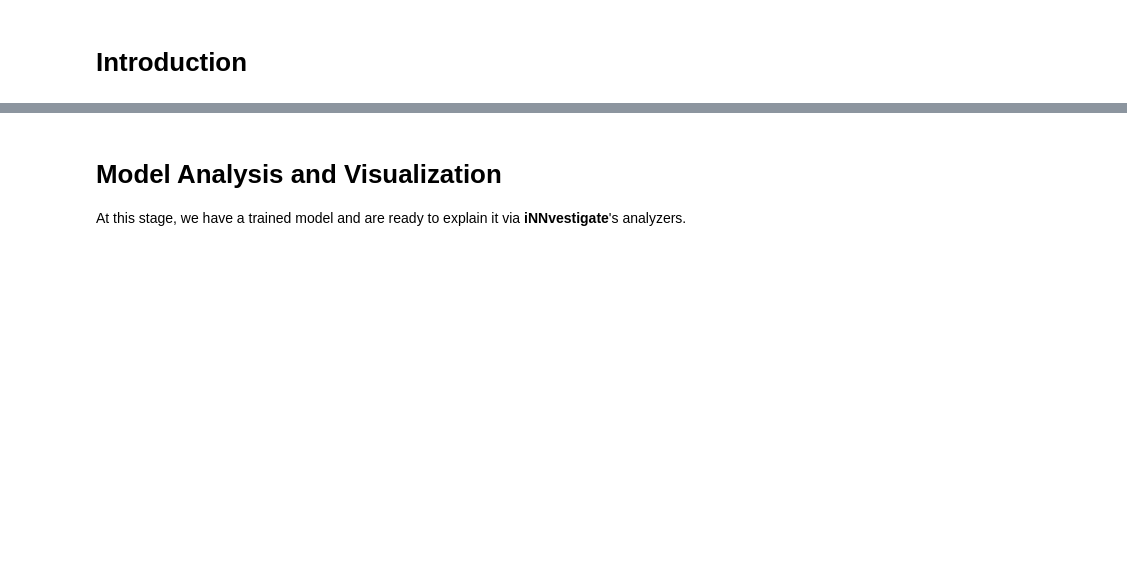
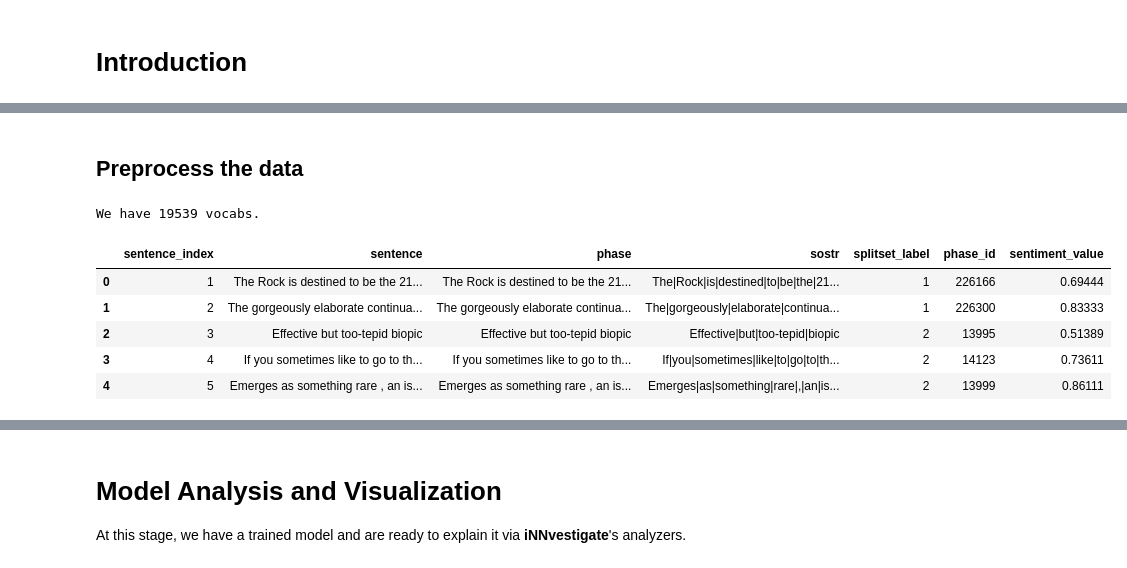
Before and after one commit to albermax/innvestigate, a Jupyter notebook: examples/notebooks/sentiment_analysis.ipynb, the cells around one changed output, grey strips where cells are left out. Cells and saved outputs as stored; diff of their text form; code cells hidden in the pictures; blank space fills up the shorter version.

```diff
--- a/examples/notebooks/sentiment_analysis.ipynb
+++ b/examples/notebooks/sentiment_analysis.ipynb
@@ -137,0 +88,2 @@ for k, v in dataset_names.items():
+# %% [markdown]
+## Preprocess the data
@@ -137,0 +92,12 @@ for k, v in dataset_names.items():
+# %%
+with open('%s/vocab' % DATA_PATH, 'rb') as f:
+    vocabs = pickle.load(f)
+    total_vocabs = len(vocabs)
+
+    # Unknown vocabs are set to <UNK>.
+    encoder = dict(zip(['<UNK>'] + vocabs, range(0, len(vocabs) +1)))
+    decoder = dict(zip(encoder.values(), encoder.keys()))
+
+    print('We have %d vocabs.' % len(encoder))
+# %% [output]
+We have 19539 vocabs.
@@ -137,0 +110,37 @@ for k, v in dataset_names.items():
+# %%
+# load all necessary files
+df_reviews = pd.read_csv('%s/datasetSentences.txt' % DATA_PATH, sep='\t')
+
+df_reviews['phase'] = df_reviews.sentence.apply(lambda s: fix_encoding(s))\
+    .apply(lambda s: s.replace('-LRB-', '(').replace('-RRB-', ')'))
+
+df_reviews['sostr'] = pd.read_csv('%s/SOStr.txt' % DATA_PATH,
+                                  sep='\t',encoding='utf-8',
+                                  header=None, names=['sostr']
+                                 )
+
+df_reviews['splitset_label'] = pd.read_csv('%s/datasetSplit.txt' % DATA_PATH,
+                                           sep=',', header=0
+                                          )['splitset_label']
+
+
+df_phases = pd.read_csv('%s/dictionary.txt' % DATA_PATH,
+                        sep='|', names=['phase', 'phase_id']
+                       )
+
+df_sentiment_labels = pd.read_csv('%s/sentiment_labels.txt' % DATA_PATH,
+                                  sep='|', names=['phase_id', 'sentiment_value'],
+                                  header=0
+                                 )
+
+df_reviews_with_sentiment_value = df_reviews.merge(df_phases, how='inner', on=['phase'])\
+    .merge(df_sentiment_labels, on='phase_id')
+
+df_reviews_with_sentiment_value[:5]
+# %% [output]
+|  | sentence_index | sentence | phase | sostr | splitset_label | phase_id | sentiment_value |
+| 0 | 1 | The Rock is destined to be the 21... | The Rock is destined to be the 21... | The|Rock|is|destined|to|be|the|21... | 1 | 226166 | 0.69444 |
+| 1 | 2 | The gorgeously elaborate continua... | The gorgeously elaborate continua... | The|gorgeously|elaborate|continua... | 1 | 226300 | 0.83333 |
+| 2 | 3 | Effective but too-tepid biopic | Effective but too-tepid biopic | Effective|but|too-tepid|biopic | 2 | 13995 | 0.51389 |
+| 3 | 4 | If you sometimes like to go to th... | If you sometimes like to go to th... | If|you|sometimes|like|to|go|to|th... | 2 | 14123 | 0.73611 |
+| 4 | 5 | Emerges as something rare , an is... | Emerges as something rare , an is... | Emerges|as|something|rare|,|an|is... | 2 | 13999 | 0.86111 |
```
Also changed, not shown: parts of 37 cells of this notebook.
